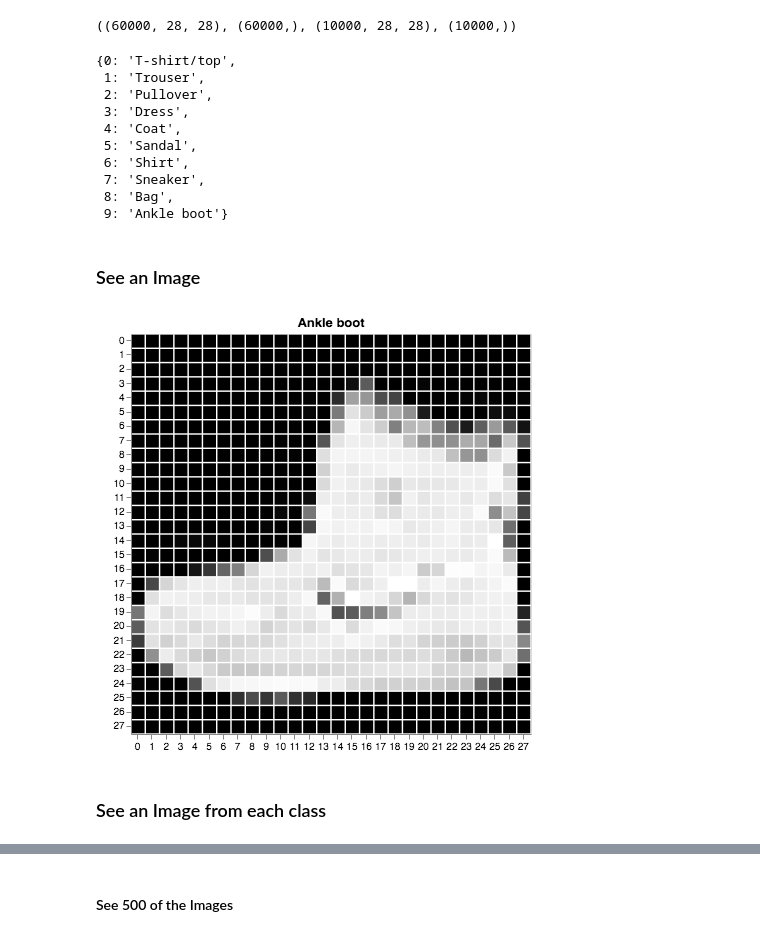
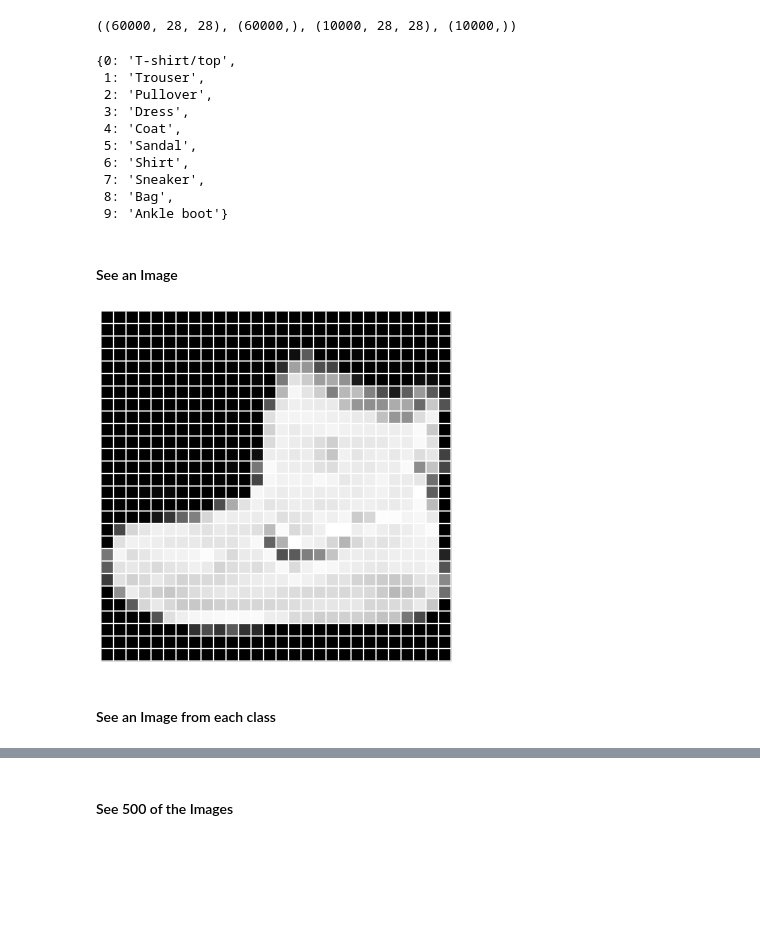
Before and after one commit to amitkaps/deep-learning, a Jupyter notebook: 002-MLP-Fashion.ipynb, the cells around one changed output, grey strips where cells are left out. Drawn from its saved outputs; the diff is of its cells as text; code cells hidden in the pictures; blank space fills up the shorter version.

```diff
--- a/002-MLP-Fashion.ipynb
+++ b/002-MLP-Fashion.ipynb
@@ -31,27 +33,27 @@ from helpers import fashion_mnist_label
 x_train.shape, y_train.shape, x_test.shape, y_test.shape
 # %% [output]
 ((60000, 28, 28), (60000,), (10000, 28, 28), (10000,))
-# %%
-label = fashion_mnist_label()
-label
-# %% [output]
-{0: 'T-shirt/top',
- 1: 'Trouser',
- 2: 'Pullover',
- 3: 'Dress',
- 4: 'Coat',
- 5: 'Sandal',
- 6: 'Shirt',
- 7: 'Sneaker',
- 8: 'Bag',
- 9: 'Ankle boot'}
+# %%
+labels = fashion_mnist_label()
+labels
+# %% [output]
+{0: 'T-shirt/top',
+ 1: 'Trouser',
+ 2: 'Pullover',
+ 3: 'Dress',
+ 4: 'Coat',
+ 5: 'Sandal',
+ 6: 'Shirt',
+ 7: 'Sneaker',
+ 8: 'Bag',
+ 9: 'Ankle boot'}
 # %% [markdown]
-### See an Image
+#### See an Image
 # %%
 import vis
 # %%
-vis.imshow(x_train[0], label = label[y_train[0]])
+vis.imshow(x_train[0])
 # %% [output]
-[figure, old version]
+[figure, new version]
 # %% [markdown]
-### See an Image from each class
+#### See an Image from each class
```
Also changed, not shown: parts of 38 cells of this notebook, 8 other files.
